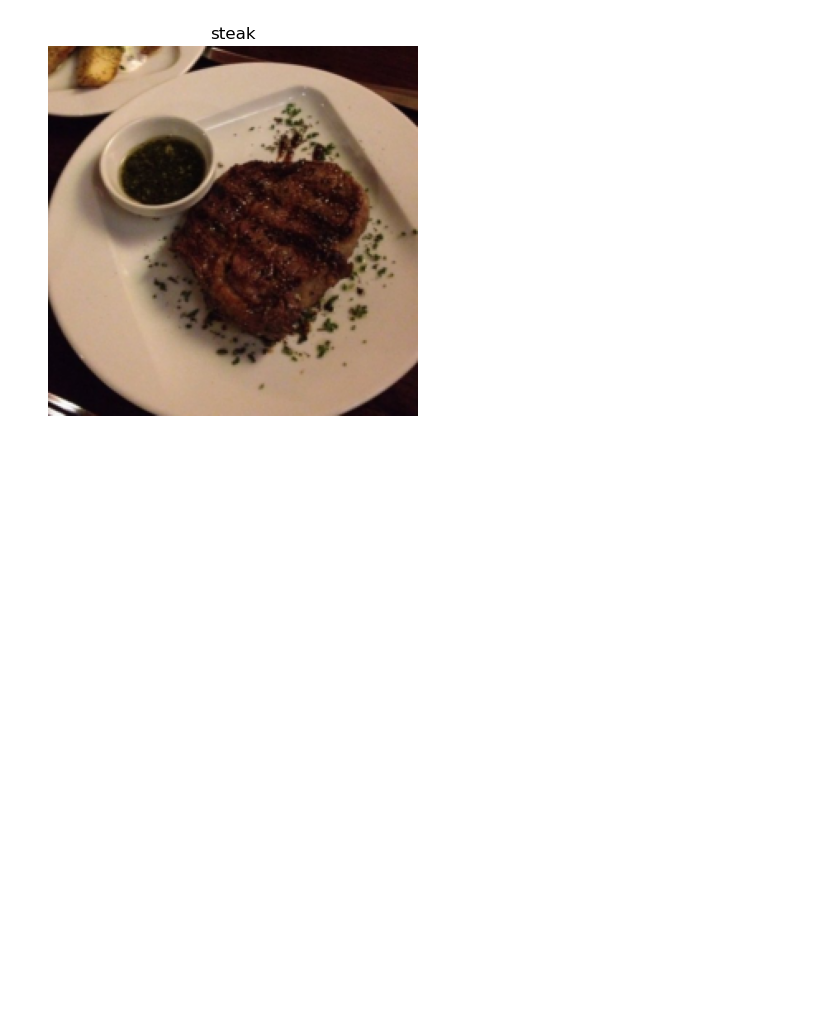
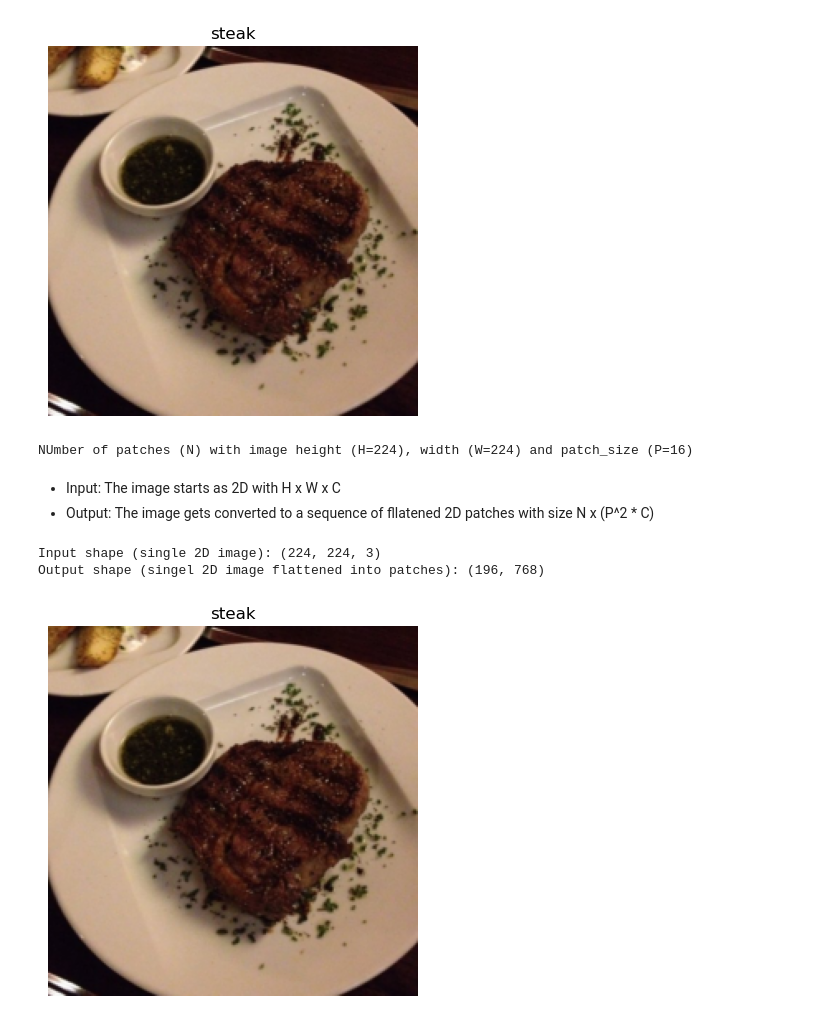
Before and after one commit to KajetanFrackowiak/pytorch_deep_learning, a Jupyter notebook: 08_pytorch_paper_replacating.ipynb, the cells around one changed output. Saved outputs shown, nothing was run; the diff lists cells and outputs as text; code cells hidden in the pictures; blank space fills up the shorter version.

```diff
--- a/08_pytorch_paper_replacating.ipynb
+++ b/08_pytorch_paper_replacating.ipynb
@@ -93,3 +94,31 @@ plt.title(class_names[label])
 plt.axis(False);
 # %% [output]
 [figure]
+# %%
+height = 224
+width = 224
+color_channels = 3
+patch_size = 16
+
+number_of_patches = int((height*width) / patch_size**2)
+print(f"NUmber of patches (N) with image height (H={height}), width (W={width}) and patch_size (P={patch_size})")
+# %% [output]
+NUmber of patches (N) with image height (H=224), width (W=224) and patch_size (P=16)
+# %% [markdown]
+* Input: The image starts as 2D with H x W x C
+* Output: The image gets converted to a sequence of fllatened 2D patches with size N x (P^2 * C)
+# %%
+embedding_layer_input_shape = (height, width, color_channels)
+embedding_layer_output_shape = (number_of_patches, patch_size**2 * color_channels)
+
+print(f"Input shape (single 2D image): {embedding_layer_input_shape}")
+print(f"Output shape (singel 2D image flattened into patches): {embedding_layer_output_shape}")
+# %% [output]
+Input shape (single 2D image): (224, 224, 3)
+Output shape (singel 2D image flattened into patches): (196, 768)
+# %%
+plt.imshow(image.permute(1, 2, 0))
+plt.title(class_names[label])
+plt.axis(False);
+# %% [output]
+[figure, added]
```
Also changed, not shown: parts of 11 cells of this notebook, 2 other files.
